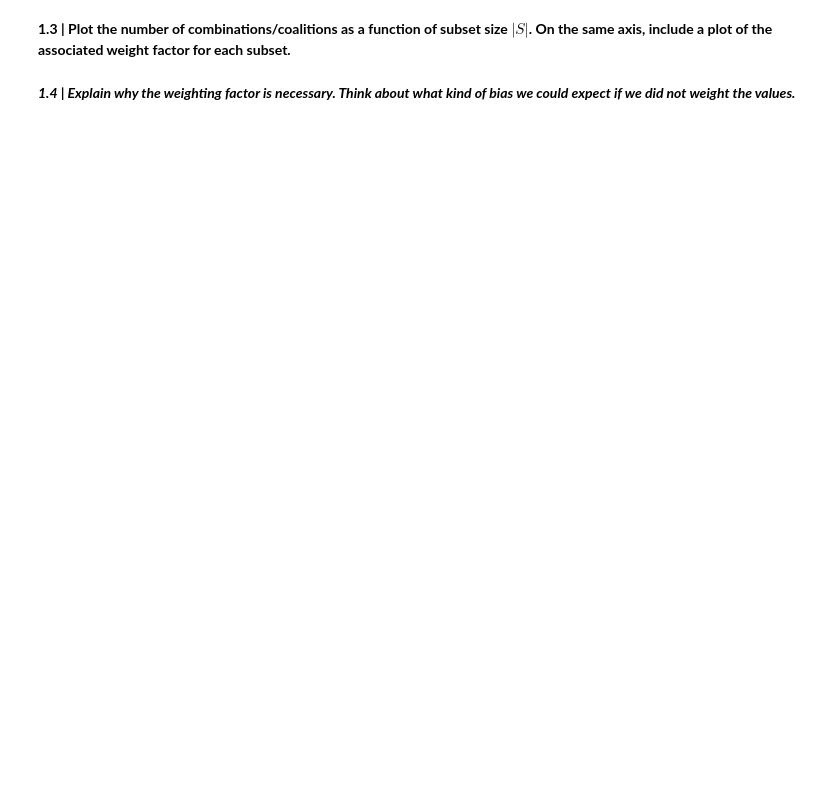
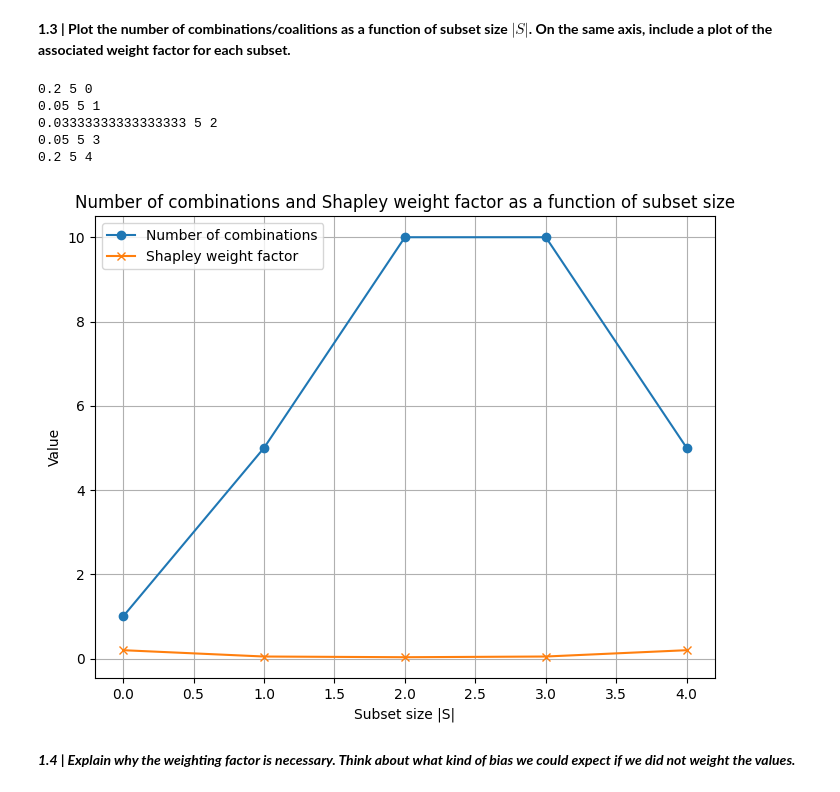
Before and after one commit to yvokeller/xai, a Jupyter notebook: notebooks/LO1_tabular.ipynb, the cells around one changed output. Cells and saved outputs as stored; diff of their text form; code cells hidden in the pictures; blank space fills up the shorter version.

```diff
--- a/notebooks/LO1_tabular.ipynb
+++ b/notebooks/LO1_tabular.ipynb
@@ -177,12 +275,21 @@ The image below depicts four hypothetical features representing a model's inputs
 # %% [markdown]
 **1.1 | Create a function in Python to calculate the weighting factor $\frac{|S|! \times (|N| - |S| - 1)!}{|N|!}$ in the Shapley value formula above. The function should take in two arguments, i.e., `shapley_weight_factor(n, s)` where $n$ is the total number of features and $s$ is the size of the subset. The function should output the weight assigned to each coalition of size $|S|$.**
 # %%
+from math import factorial, comb
+
 def shapley_weight_factor(n, s):
     """
     Calculate the Shapley weight factor for a subset of size s with total n features.
     """
     # YOUR CODE HERE
+    weight = factorial(abs(s)) * factorial(abs(n) - abs(s) - 1) / factorial(abs(n))
+    print(weight, n, s)
+    return weight
 
-    return weight
+def number_of_combinations(n, s):
+    """
+    Calculate the number of combinations (subsets) of size s from a total of n features.
+    """
+    return comb(n, s)
 # %% [markdown]
 ***1.2 | Use the function to sum the values of all possible coalitions and print your result.***
@@ -195,2 +359,33 @@ def shapley_weight_factor(n, s):
+# %%
+# YOUR CODE HERE
+n = 5  # Total number of features
+subset_sizes = list(range(n))  # Subset sizes from 0 to n-1
+
+# Calculate the number of combinations and the weight factors for each subset size
+combinations = [number_of_combinations(n, s) for s in subset_sizes]
+weights = [shapley_weight_factor(n, s) for s in subset_sizes]
+
+plt.figure(figsize=(8, 6))
+
+# Plot the number of combinations
+plt.plot(subset_sizes, combinations, label='Number of combinations', marker='o')
+
+# Plot the Shapley weight factors
+plt.plot(subset_sizes, weights, label='Shapley weight factor', marker='x')
+
+# Add labels and title
+plt.xlabel('Subset size |S|')
+plt.ylabel('Value')
+plt.title('Number of combinations and Shapley weight factor as a function of subset size')
+plt.legend()
+plt.grid(True)
+plt.show()
+# %% [output]
+0.2 5 0
+0.05 5 1
+0.03333333333333333 5 2
+0.05 5 3
+0.2 5 4
+[figure, added]
 # %% [markdown]
 ***1.4 | Explain why the weighting factor is necessary. Think about what kind of bias we could expect if we did not weight the values.***
```
Also changed, not shown: parts of 34 cells of this notebook.
